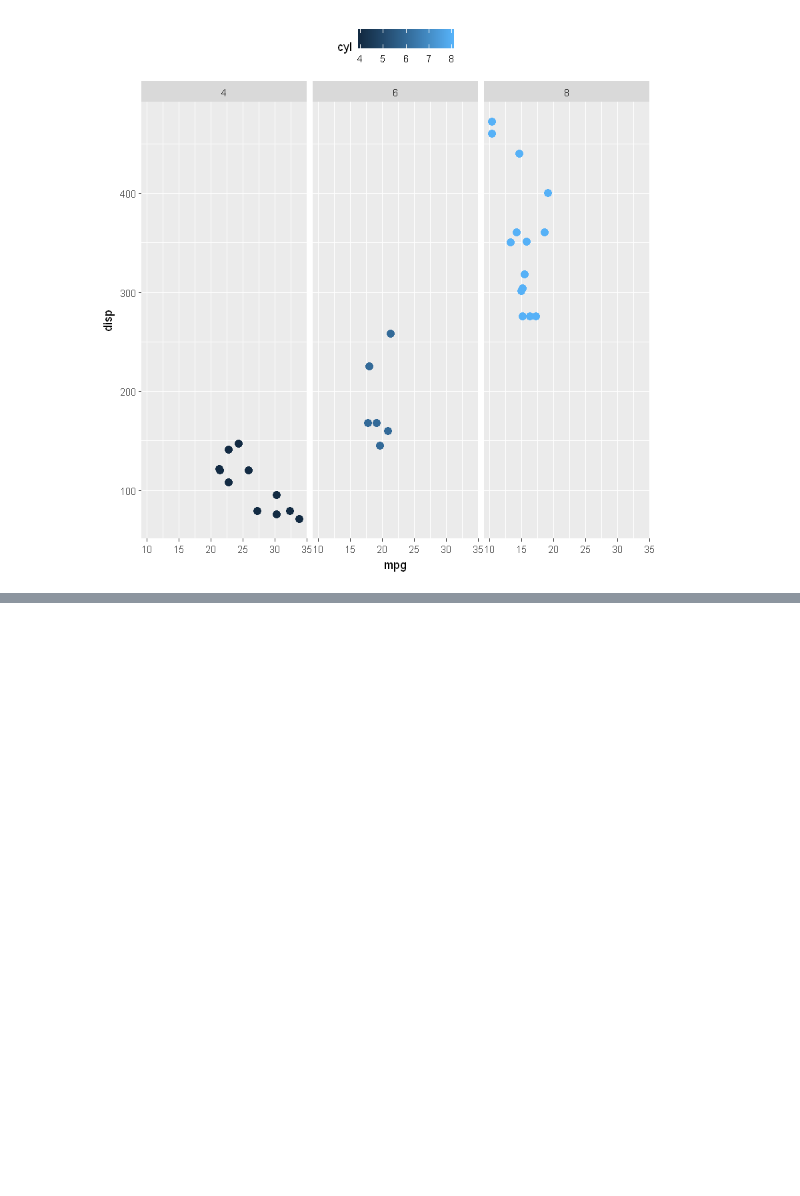
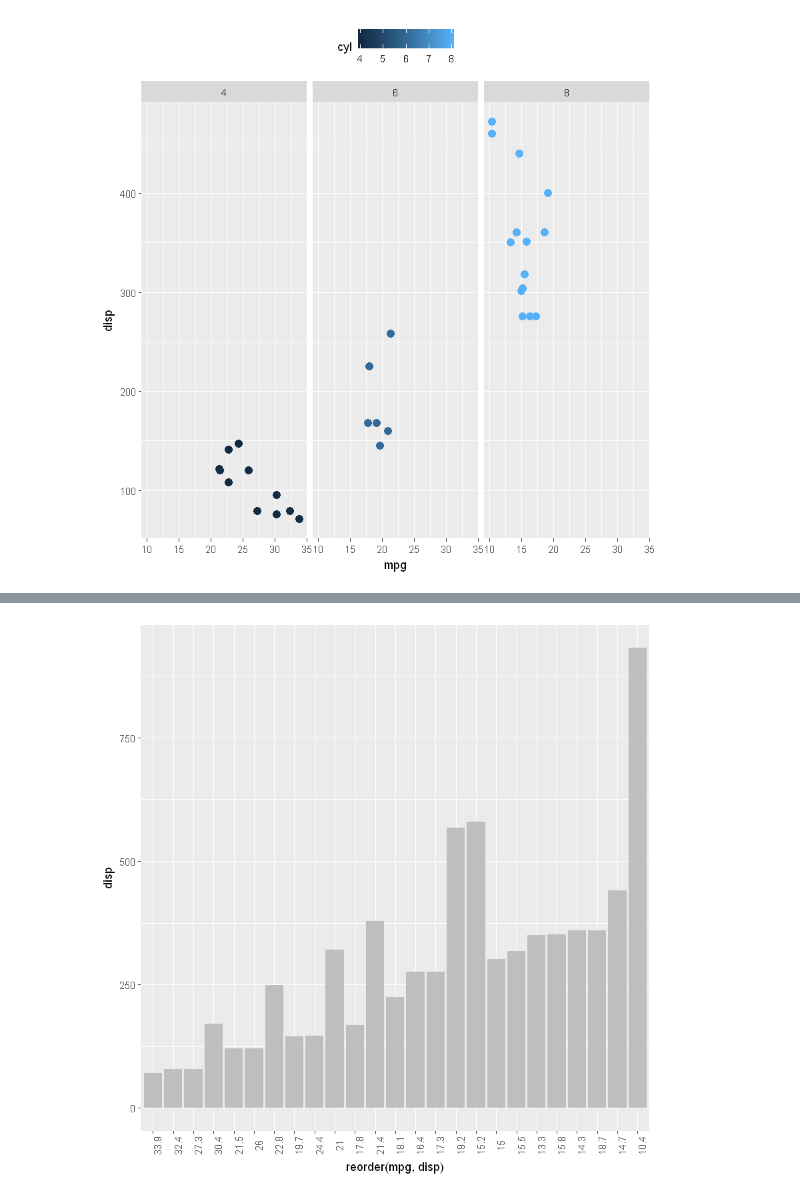
Before and after one commit to cinngyang/R, a Jupyter notebook: ggplot2.ipynb, the cells around one changed output, grey strips where cells are left out. Drawn from its saved outputs; the diff is of its cells as text; code cells hidden in the pictures; blank space fills up the shorter version.

```diff
--- a/ggplot2.ipynb
+++ b/ggplot2.ipynb
@@ -40,0 +36,5 @@ Warning message in data(MedicareCharges):
+# %%
+g<-ggplot(data=mtcars,aes(x=reorder(mpg,disp),y=disp))
+g+ geom_bar(fill="gray",stat="identity")+theme(axis.text.x=element_text(angle=90))
+# %% [output]
+[figure, added]
```
Also changed, not shown: parts of 1 cell of this notebook.
